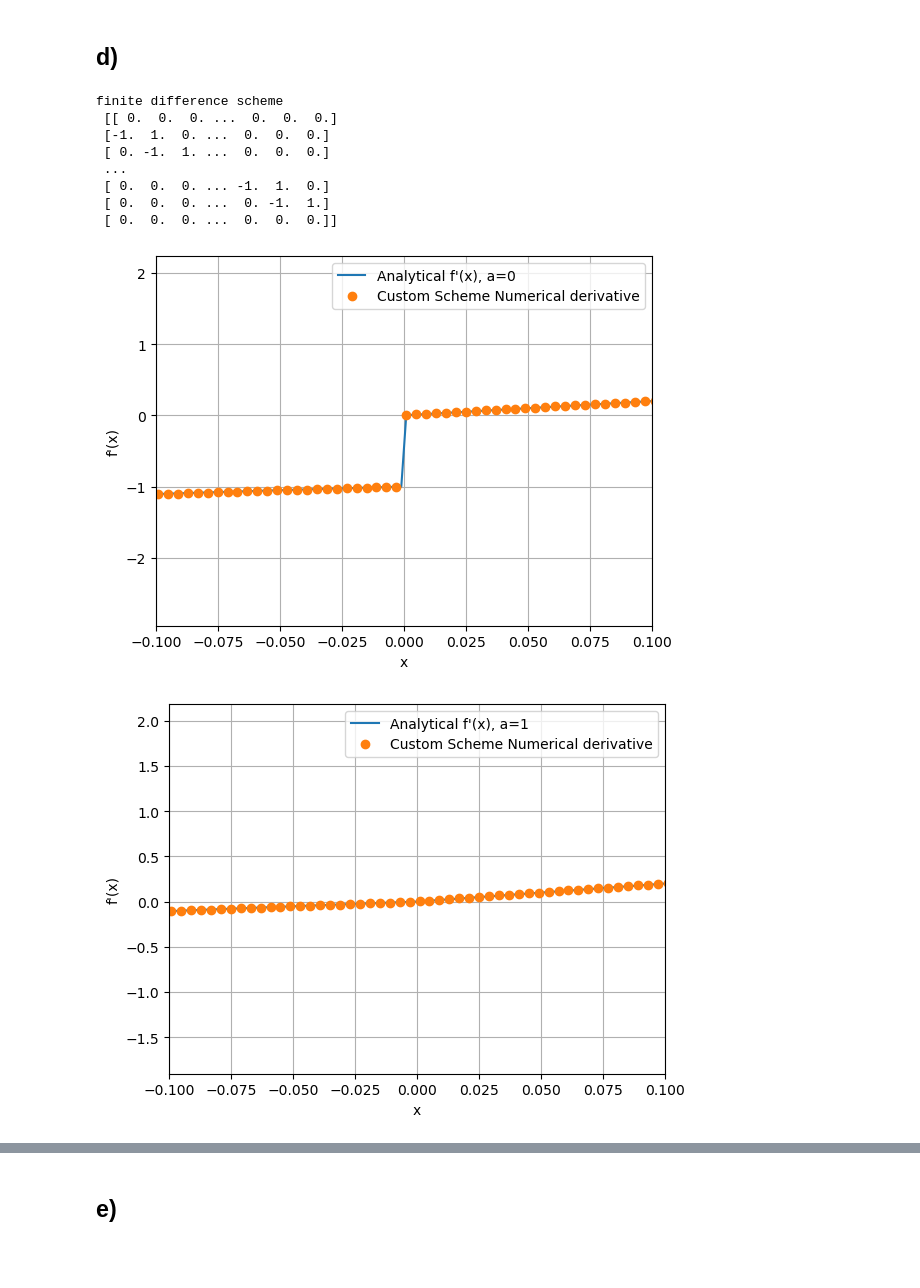
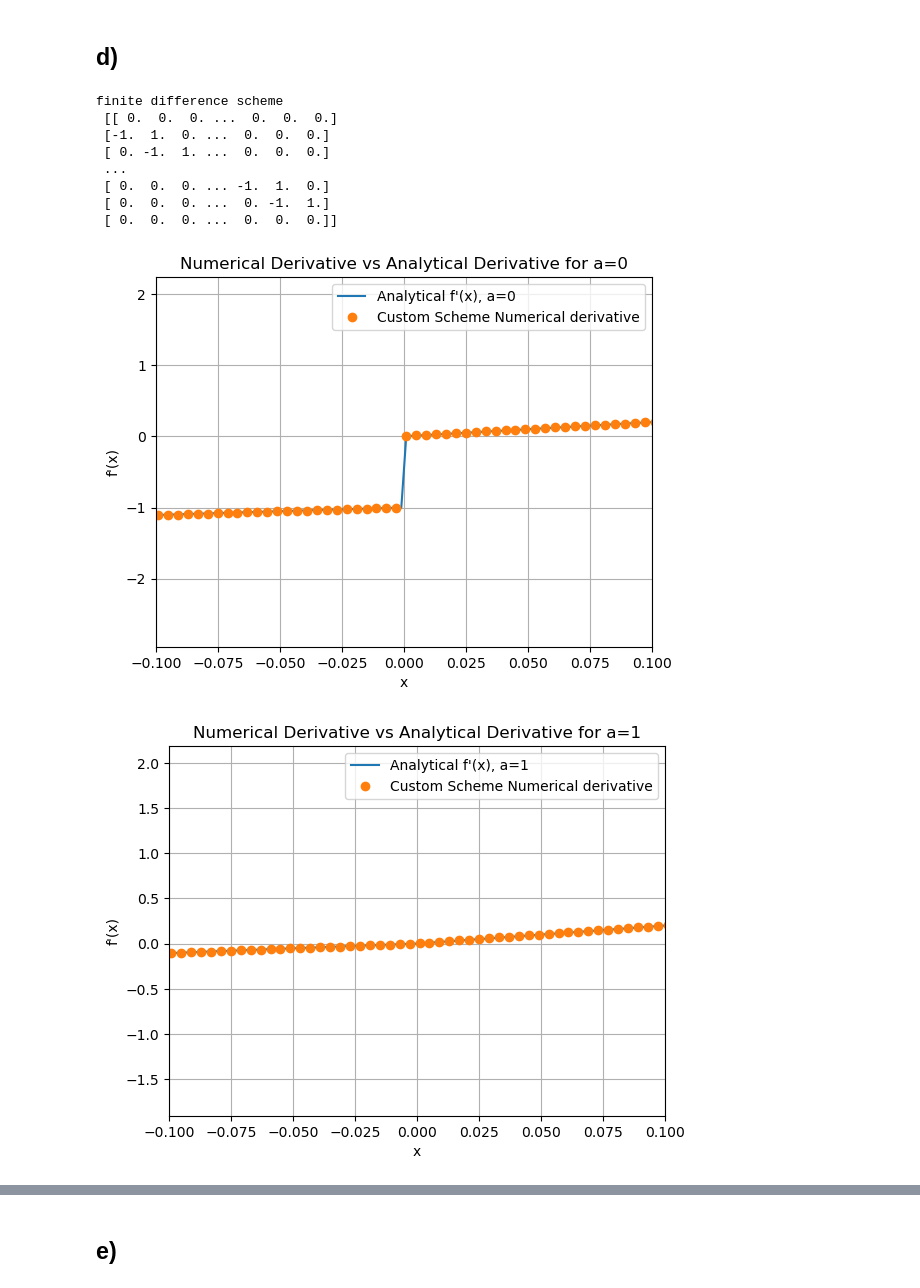
Before and after one commit to Katikistan/NumeP, a Jupyter notebook: week1/week1.ipynb, the cells around one changed output, grey strips where cells are left out. Cells and saved outputs as stored; diff of their text form; code cells hidden in the pictures; blank space fills up the shorter version.

```diff
--- a/week1/week1.ipynb
+++ b/week1/week1.ipynb
@@ -288,32 +288,33 @@ for i in range(1, N//2): # from start to middle
 # Forward difference for x > 0
 for i in range(N//2, N-1): # from middle to end
     A_[i, i+1] = 1
     A_[i, i] = -1
 
 print(f"finite difference scheme\n {A_}")
 # Set up the x values and parameter a
 x = np.linspace(-1, 1, 1000)
 a_values = [0, 1, 2]
 
 for a in a_values:
     f_prime_custom_scheme = A_ @ f(x, a) / dx
     analytical_derivative = f_prime(x, a)
     plt.plot(x, analytical_derivative, label=f'Analytical f\'(x), a={a}')
     plt.plot(x[::2], f_prime_custom_scheme[::2],'o', label='Custom Scheme Numerical derivative')
+    plt.title(f'Numerical Derivative vs Analytical Derivative for a={a}')
     plt.xlabel("x")
     plt.ylabel("f'(x)")
     plt.legend()
     plt.xlim([-0.1, 0.1])  # Zoom in near x=0
     plt.grid(True)
     plt.show()
 # %% [output]
 finite difference scheme
  [[ 0.  0.  0. ...  0.  0.  0.]
  [-1.  1.  0. ...  0.  0.  0.]
  [ 0. -1.  1. ...  0.  0.  0.]
  ...
  [ 0.  0.  0. ... -1.  1.  0.]
  [ 0.  0.  0. ...  0. -1.  1.]
  [ 0.  0.  0. ...  0.  0.  0.]]
-[figure, old version]
+[figure, new version]
-[figure, old version]
+[figure, new version]
```
Also changed, not shown: parts of 9 cells of this notebook.
